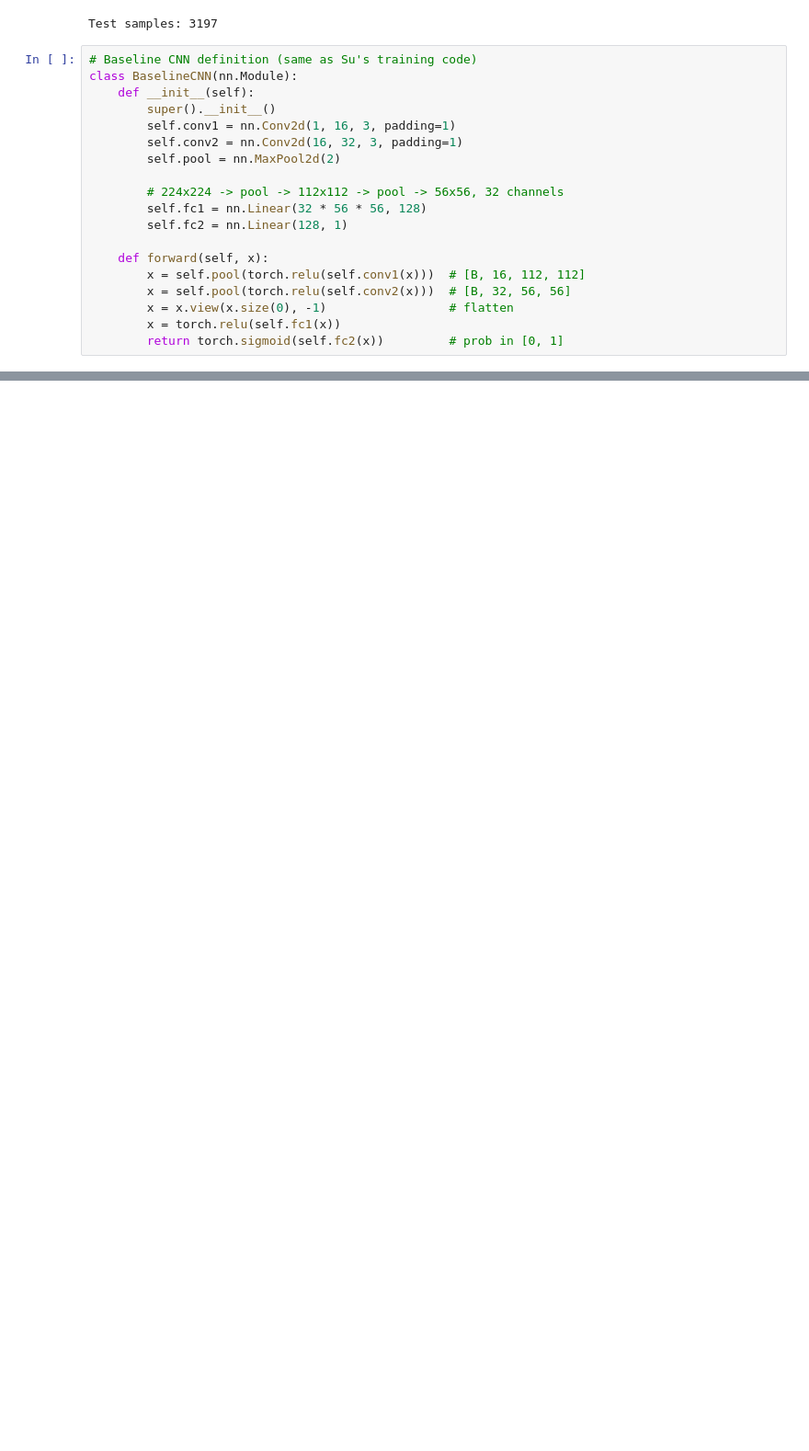
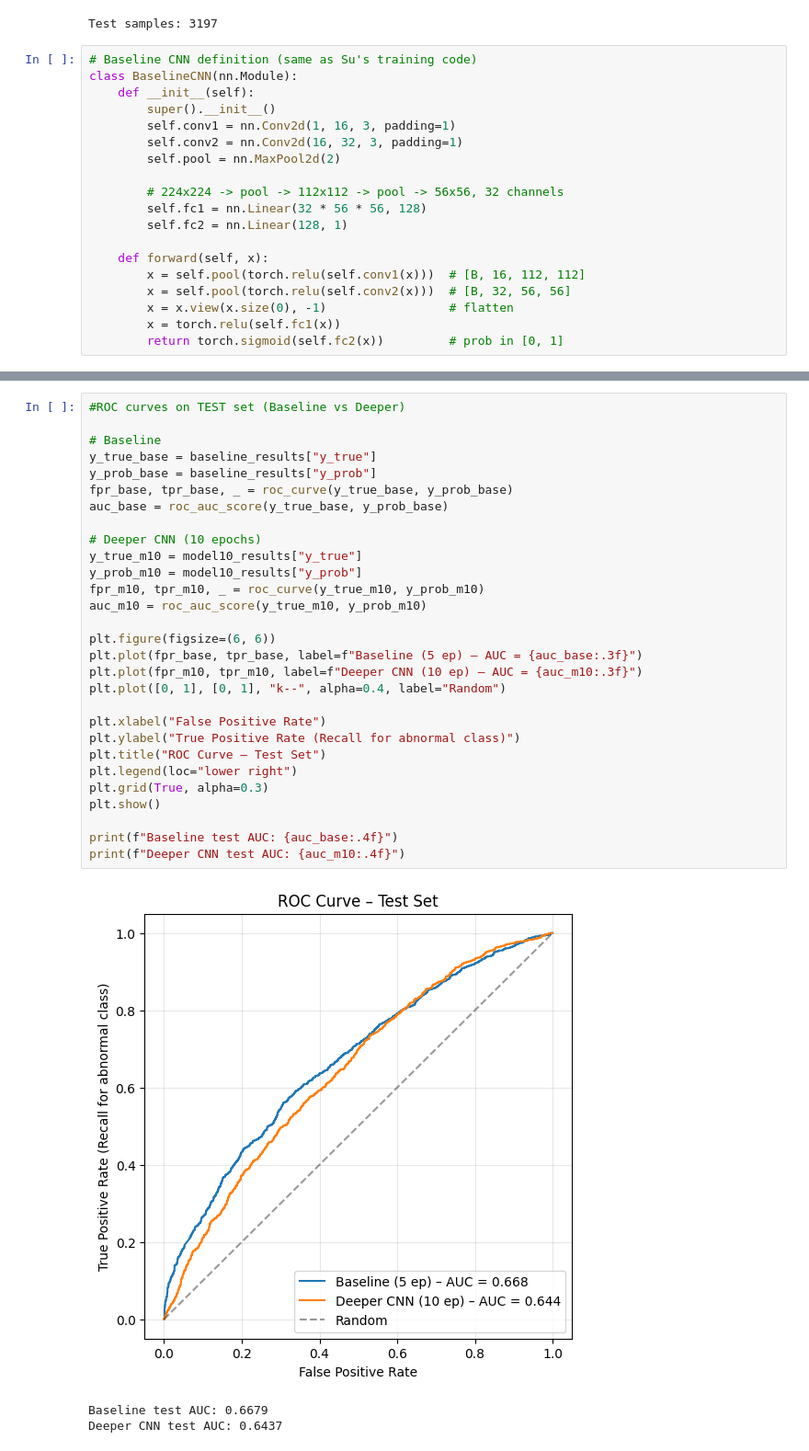
Before and after one commit to tyler-howell-git/MURA-CNN, a Jupyter notebook: evaluation/evaluate_models.ipynb, the cells around one changed output, grey strips where cells are left out. Shown at 92% size. Cells and saved outputs as stored; diff of their text form; blank space fills up the shorter version.

```diff
--- a/evaluation/evaluate_models.ipynb
+++ b/evaluation/evaluate_models.ipynb
@@ -215,0 +327,33 @@ FileNotFoundError: History file not found: c:\Users\ENOPARA\code\MachineLearning
+# %%
+#ROC curves on TEST set (Baseline vs Deeper)
+
+# Baseline
+y_true_base = baseline_results["y_true"]
+y_prob_base = baseline_results["y_prob"]
+fpr_base, tpr_base, _ = roc_curve(y_true_base, y_prob_base)
+auc_base = roc_auc_score(y_true_base, y_prob_base)
+
+# Deeper CNN (10 epochs)
+y_true_m10 = model10_results["y_true"]
+y_prob_m10 = model10_results["y_prob"]
+fpr_m10, tpr_m10, _ = roc_curve(y_true_m10, y_prob_m10)
+auc_m10 = roc_auc_score(y_true_m10, y_prob_m10)
+
+plt.figure(figsize=(6, 6))
+plt.plot(fpr_base, tpr_base, label=f"Baseline (5 ep) – AUC = {auc_base:.3f}")
+plt.plot(fpr_m10, tpr_m10, label=f"Deeper CNN (10 ep) – AUC = {auc_m10:.3f}")
+plt.plot([0, 1], [0, 1], "k--", alpha=0.4, label="Random")
+
+plt.xlabel("False Positive Rate")
+plt.ylabel("True Positive Rate (Recall for abnormal class)")
+plt.title("ROC Curve – Test Set")
+plt.legend(loc="lower right")
+plt.grid(True, alpha=0.3)
+plt.show()
+
+print(f"Baseline test AUC: {auc_base:.4f}")
+print(f"Deeper CNN test AUC: {auc_m10:.4f}")
+# %% [output]
+[figure, added]
+Baseline test AUC: 0.6679
+Deeper CNN test AUC: 0.6437
```
Also changed, not shown: parts of 5 cells of this notebook, 1 other file.
